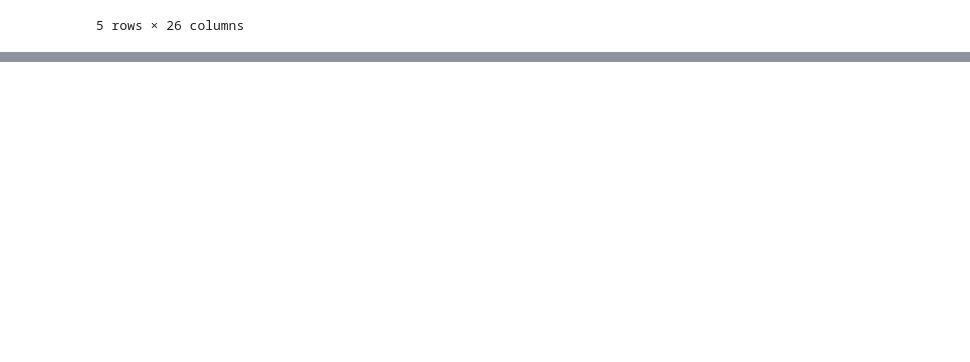
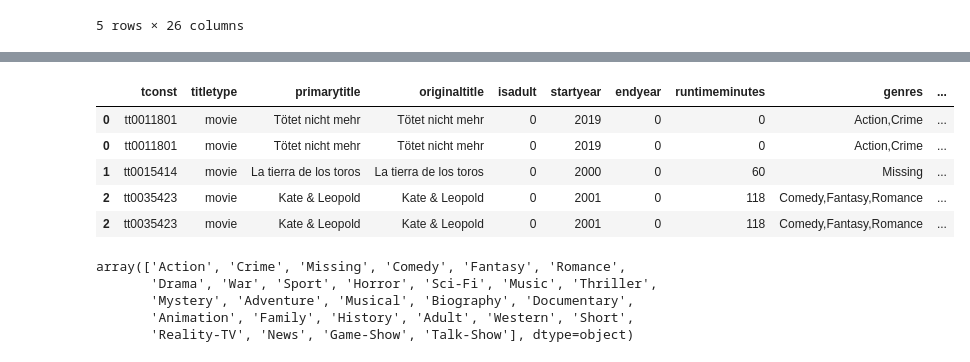
Before and after one commit to allensheneka/movieStats, a Jupyter notebook: movieStats_p3.ipynb, the cells around one changed output, grey strips where cells are left out. Saved outputs shown, nothing was run; the diff lists cells and outputs as text; code cells hidden in the pictures; blank space fills up the shorter version.

```diff
--- a/movieStats_p3.ipynb
+++ b/movieStats_p3.ipynb
@@ -100,0 +179,24 @@ title_basics.head()
+# %%
+# separate list of genres into new rows for each movie
+exploded_genres = title_basics.explode('genres_split')
+exploded_genres.head()
+# %% [output]
+|  | tconst | titletype | primarytitle | originaltitle | isadult | startyear | endyear | runtimeminutes | genres | ... |
+| 0 | tt0011801 | movie | Tötet nicht mehr | Tötet nicht mehr | 0 | 2019 | 0 | 0 | Action,Crime | ... |
+| 0 | tt0011801 | movie | Tötet nicht mehr | Tötet nicht mehr | 0 | 2019 | 0 | 0 | Action,Crime | ... |
+| 1 | tt0015414 | movie | La tierra de los toros | La tierra de los toros | 0 | 2000 | 0 | 60 | Missing | ... |
+| 2 | tt0035423 | movie | Kate & Leopold | Kate & Leopold | 0 | 2001 | 0 | 118 | Comedy,Fantasy,Romance | ... |
+| 2 | tt0035423 | movie | Kate & Leopold | Kate & Leopold | 0 | 2001 | 0 | 118 | Comedy,Fantasy,Romance | ... |
+# %%
+# convert string column to list of strings
+genres_split = title_basics['genres'].str.split(",")
+
+# explode string using unique.explode()
+unique_genres = genres_split.explode().unique()
+unique_genres
+# %% [output]
+array(['Action', 'Crime', 'Missing', 'Comedy', 'Fantasy', 'Romance',
+       'Drama', 'War', 'Sport', 'Horror', 'Sci-Fi', 'Music', 'Thriller',
+       'Mystery', 'Adventure', 'Musical', 'Biography', 'Documentary',
+       'Animation', 'Family', 'History', 'Adult', 'Western', 'Short',
+       'Reality-TV', 'News', 'Game-Show', 'Talk-Show'], dtype=object)
```
Also changed, not shown: parts of 39 cells of this notebook.
